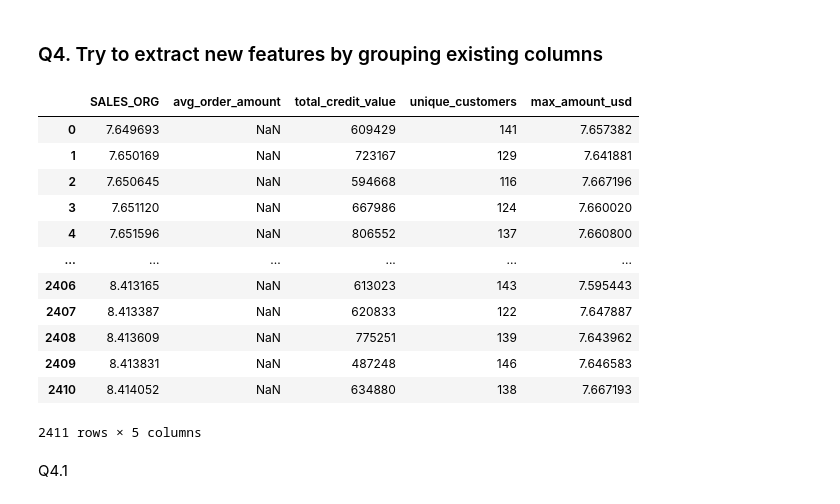
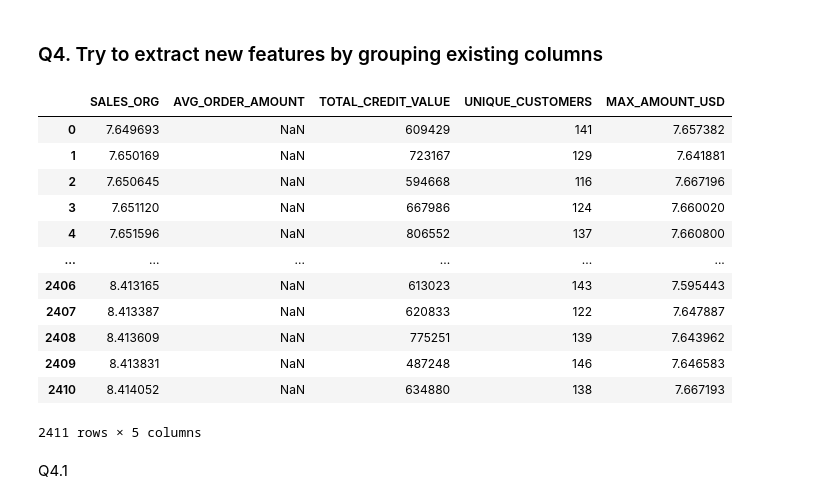
Before and after one commit to agrasthnaman/HRC, a Jupyter notebook: PRS/Milestones.ipynb, the cells around one changed output. Cells and saved outputs as stored; diff of their text form; code cells hidden in the pictures.

```diff
--- a/PRS/Milestones.ipynb
+++ b/PRS/Milestones.ipynb
@@ -8,8 +8,8 @@ import seaborn as sns
 %matplotlib inline
 
 # Read in the CSV file as a DataFrame
-df = pd.read_csv('C:/Users/KIIT/OneDrive/Desktop/HRC/projct/Final.csv')
-df
+df = pd.read_csv('Final.csv')
+df.head()
 # %% [output]
 |  | CUSTOMER_ORDER_ID | SALES_ORG | DISTRIBUTION_CHANNEL | DIVISION | RELEASED_CREDIT_VALUE | ... |
 | 0 | 946851639 | 3537 | United States of America | South-Region | 0,00 | ... |
@@ -606,16 +609,15 @@ See the caveats in the documentation: https://pandas.pydata.org/pandas-docs/stab
 # %%
 grouped_df = df.groupby('SALES_ORG').agg({
     'ORDER_AMOUNT': ['mean'],
     'RELEASED_CREDIT_VALUE': ['sum'],
     'CUSTOMER_NUMBER': ['nunique'],
     'AMOUNT_IN_USD': ['max']
 }).reset_index()
-
-grouped_df.columns = ['SALES_ORG', 'avg_order_amount', 'total_credit_value', 'unique_customers', 'max_amount_usd']
+grouped_df.columns = ['SALES_ORG', 'AVG_ORDER_AMOUNT', 'TOTAL_CREDIT_VALUE', 'UNIQUE_CUSTOMERS', 'MAX_AMOUNT_USD']
 
 grouped_df
 # %% [output]
-|  | SALES_ORG | avg_order_amount | total_credit_value | unique_customers | max_amount_usd |
+|  | SALES_ORG | AVG_ORDER_AMOUNT | TOTAL_CREDIT_VALUE | UNIQUE_CUSTOMERS | MAX_AMOUNT_USD |
 | 0 | 7.649693 | NaN | 609429 | 141 | 7.657382 |
 | 1 | 7.650169 | NaN | 723167 | 129 | 7.641881 |
 | 2 | 7.650645 | NaN | 594668 | 116 | 7.667196 |
```
Also changed, not shown: parts of 16 cells of this notebook, 1 other file.
